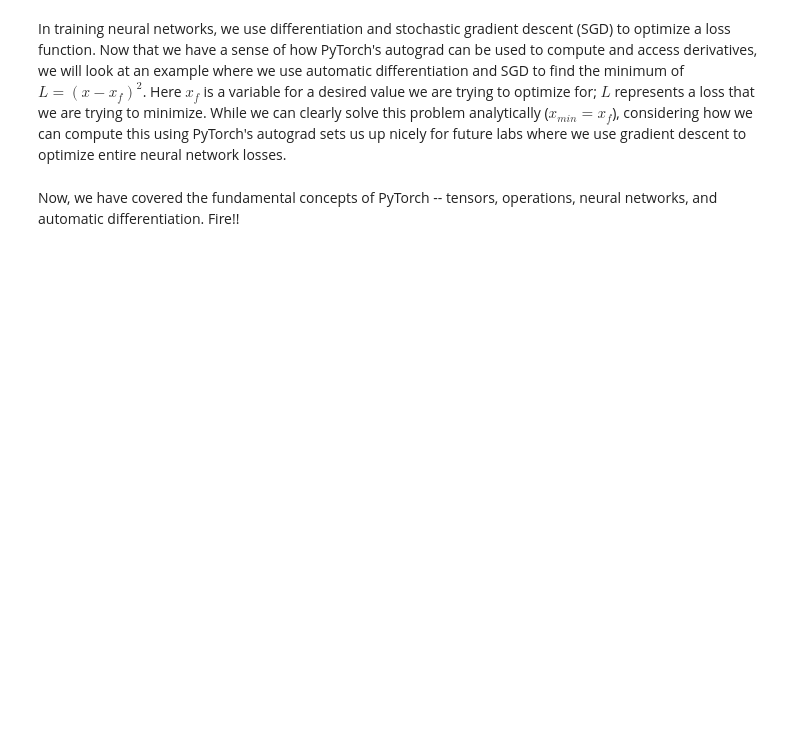
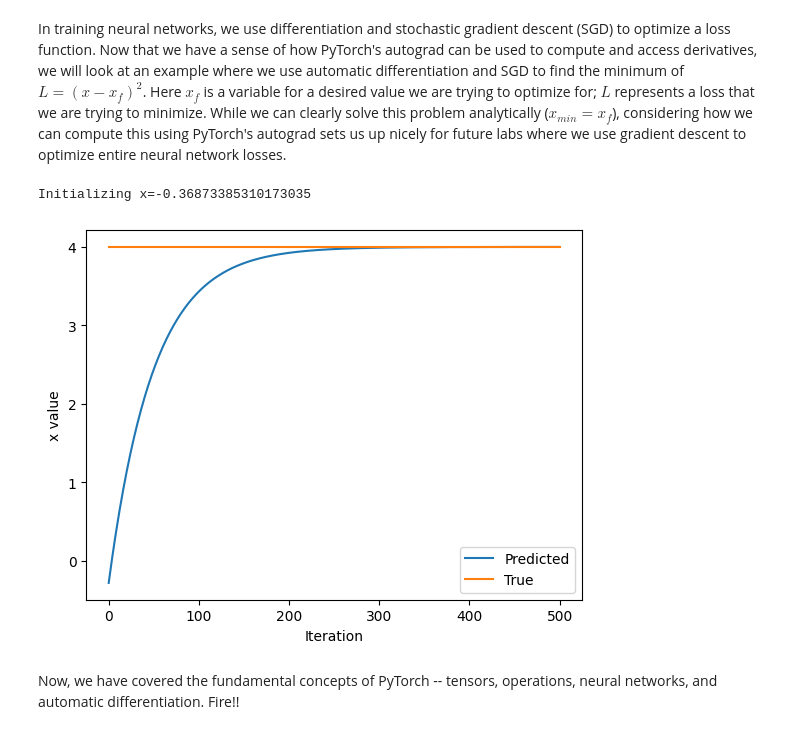
Before and after one commit to code-joswin/Deep-Learning, a Jupyter notebook: lab1/PT_Part1_Intro.ipynb, the cells around one changed output. Saved outputs shown, nothing was run; the diff lists cells and outputs as text; code cells hidden in the pictures; blank space fills up the shorter version.

```diff
--- a/lab1/PT_Part1_Intro.ipynb
+++ b/lab1/PT_Part1_Intro.ipynb
@@ -317,33 +349,36 @@ In training neural networks, we use differentiation and stochastic gradient desc
 x = torch.randn(1)
 print(f"Initializing x={x.item()}")
 
 learning_rate = 1e-2  # Learning rate
 history = []
 x_f = 4  # Target value
 
 
 # We will run gradient descent for a number of iterations. At each iteration, we compute the loss,
 #   compute the derivative of the loss with respect to x, and perform the update.
 for i in range(500):
     x = torch.tensor([x], requires_grad=True)
 
     # TODO: Compute the loss as the square of the difference between x and x_f
-    loss = # TODO
+    loss = torch.square(x - x_f)
 
     # Backpropagate through the loss to compute gradients
     loss.backward()
 
     # Update x with gradient descent
     x = x.item() - learning_rate * x.grad
 
     history.append(x.item())
 
 # Plot the evolution of x as we optimize toward x_f!
 plt.plot(history)
 plt.plot([0, 500], [x_f, x_f])
 plt.legend(('Predicted', 'True'))
 plt.xlabel('Iteration')
 plt.ylabel('x value')
 plt.show()
+# %% [output]
+Initializing x=-0.36873385310173035
+[figure, added]
 # %% [markdown]
 Now, we have covered the fundamental concepts of PyTorch -- tensors, operations, neural networks, and automatic differentiation. Fire!!
```
Also changed, not shown: parts of 15 cells of this notebook.
